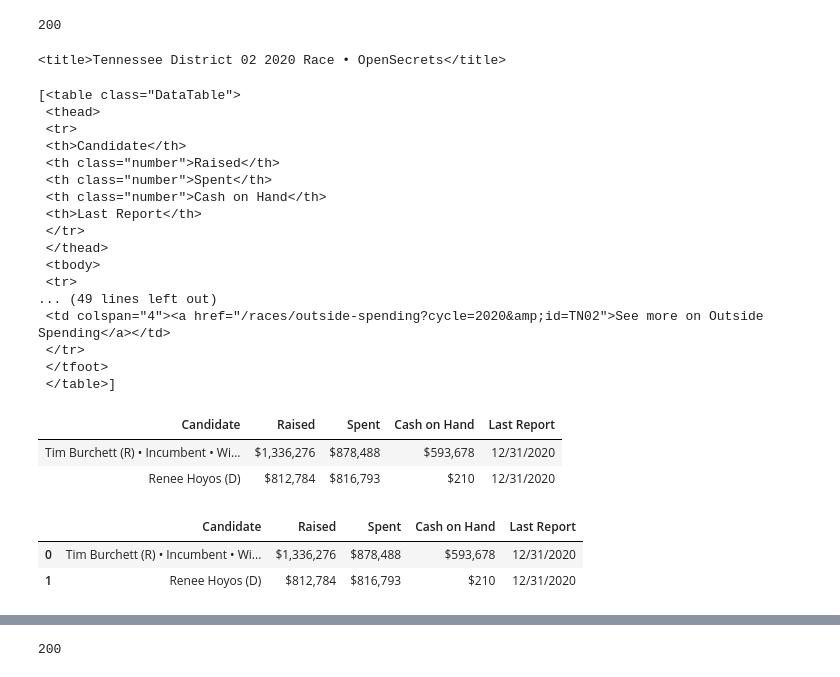
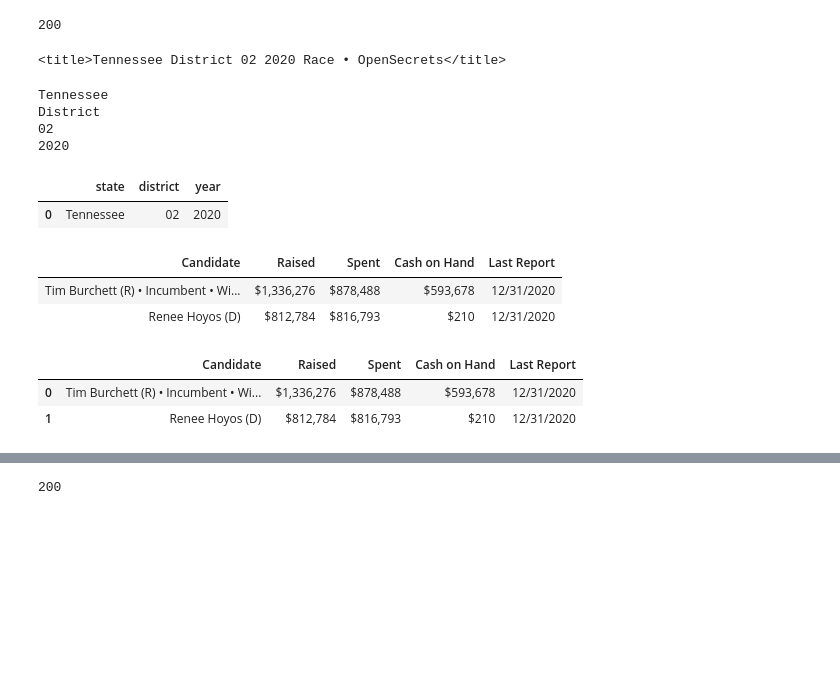
Before and after one commit to nss-data-science-cohort-5/webscraping_open_secrets-silver-ish-sharks, a Jupyter notebook: notebooks/Webscraping_Open_Secrets_RK_Step_1.ipynb, the cells around one changed output, grey strips where cells are left out. Cells and saved outputs as stored; diff of their text form; code cells hidden in the pictures; blank space fills up the shorter version.

```diff
--- a/notebooks/Webscraping_Open_Secrets_RK_Step_1.ipynb
+++ b/notebooks/Webscraping_Open_Secrets_RK_Step_1.ipynb
@@ -28,7 +28,7 @@ import requests
 # %%
 D2_summary_url = 'https://www.opensecrets.org/races/summary?cycle=2020&id=TN02&spec=N'
 
-D2_sum_resp = requests.get(D2_summary_url)
+D2_sum_resp = req.get(D2_summary_url)
 # %%
 type(D2_sum_resp)
 # %% [output]
@@ -41,7 +41,23 @@ D2_sum_resp.status_code
 D2_sum_soup = BS(D2_sum_resp.text)
 # %%
 # print(soup.prettify())   # DO NOT PRINT ALL THIS MESS
-# %%
-D2_sum_soup.find('title')
-# %% [output]
-<title>Tennessee District 02 2020 Race • OpenSecrets</title>
+# %%
+title_string = str(D2_sum_soup.find('title'))
+
+print(title_string)
+# %% [output]
+<title>Tennessee District 02 2020 Race • OpenSecrets</title>
+# %%
+# TURN THIS INTO A FUNCTION
+
+title_split = title_string.split('Race')[0]
+title_no_tag = title_split.replace('<title>', '')
+print(title_no_tag.split(' ')[0])
+print(title_no_tag.split(' ')[1])
+print(title_no_tag.split(' ')[2])
+print(title_no_tag.split(' ')[3])
+# %% [output]
+Tennessee
+District
+02
+2020
@@ -48,23 +76,16 @@ D2_sum_soup.find('title')
+# %%
+which_election = pd.DataFrame({
+                                'state': [title_no_tag.split(' ')[0]],
+                                'district': [title_no_tag.split(' ')[2]],
+                                'year': [title_no_tag.split(' ')[3]]
+                             })
+# which_election = state_district_year.set_index('state')
+which_election
+# %% [output]
+|  | state | district | year |
+| 0 | Tennessee | 02 | 2020 |
 # %%
-D2_sum_soup.findAll('table')
+# D2_sum_soup.findAll('table')
-# %% [output]
-[<table class="DataTable">
- <thead>
- <tr>
- <th>Candidate</th>
- <th class="number">Raised</th>
- <th class="number">Spent</th>
- <th class="number">Cash on Hand</th>
- <th>Last Report</th>
- </tr>
- </thead>
- <tbody>
- <tr>
-... (49 lines left out)
- <td colspan="4"><a href="/races/outside-spending?cycle=2020&amp;id=TN02">See more on Outside Spending</a></td>
- </tr>
- </tfoot>
- </table>]
 # %%
 D2_sum_table_html = str(D2_sum_soup.find('table',
                                          attrs={'class' : 'DataTable'}))
@@ -77,9 +98,8 @@ HTML(D2_sum_table_html)
 # %%
 D2_summary = pd.read_html(str(D2_sum_soup.find('table',
                                                attrs={'class' : 'DataTable'})))[0]
+D2_summary
+# %% [output]
+|  | Candidate | Raised | Spent | Cash on Hand | Last Report |
+| 0 | Tim Burchett (R) • Incumbent • Wi... | $1,336,276 | $878,488 | $593,678 | 12/31/2020 |
+| 1 | Renee Hoyos (D) | $812,784 | $816,793 | $210 | 12/31/2020 |
-# %%
-D2_summary
-# %% [output]
-|  | Candidate | Raised | Spent | Cash on Hand | Last Report |
-| 0 | Tim Burchett (R) • Incumbent • Wi... | $1,336,276 | $878,488 | $593,678 | 12/31/2020 |
-| 1 | Renee Hoyos (D) | $812,784 | $816,793 | $210 | 12/31/2020 |
```
Also changed, not shown: parts of 20 cells of this notebook.
